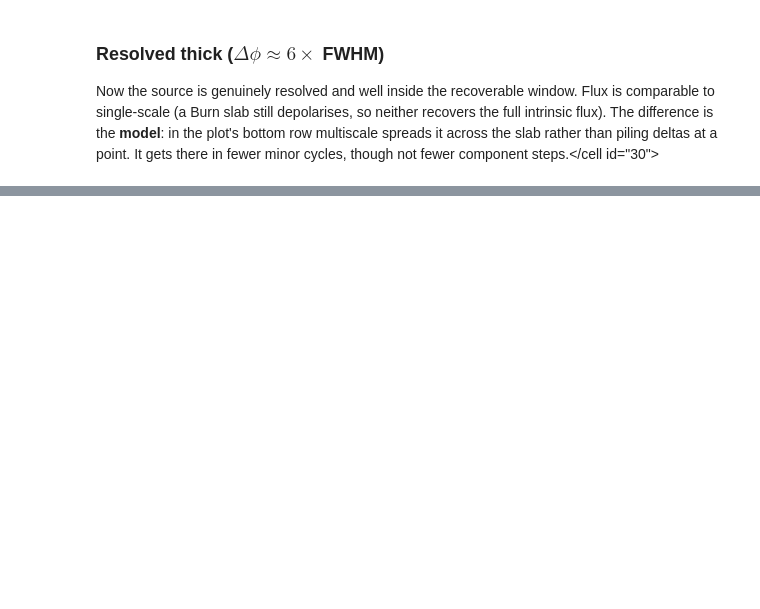
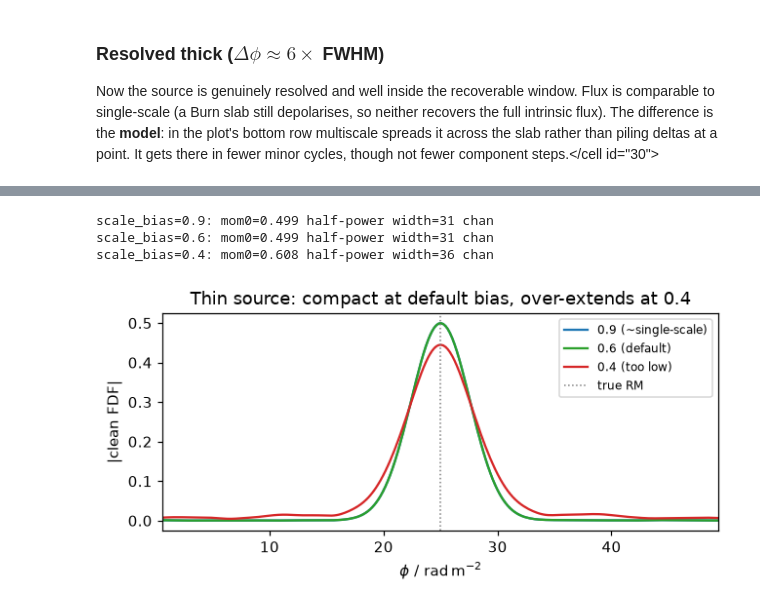
Before and after one commit to AlecThomson/rm-lite, a Jupyter notebook: docs/examples/rmclean_multiscale_1d.ipynb, the cells around one changed output, grey strips where cells are left out. Saved outputs shown, nothing was run; the diff lists cells and outputs as text; code cells hidden in the pictures; blank space fills up the shorter version.

```diff
--- a/docs/examples/rmclean_multiscale_1d.ipynb
+++ b/docs/examples/rmclean_multiscale_1d.ipynb
@@ -78,7 +80,7 @@ AUTO_THRESHOLD = 0.5  # clean threshold in FDF noise units; the mask lets us go
 MULTISCALE_MAX_ITER_SUB_MINOR = 3000
 SCALE_BIAS = 0.6  # library default (WSClean's); keeps a thin source on the delta scale
 SCALE_BIAS_HIGH = 0.9  # near 1: scale 0 almost always wins (~ single-scale)
-SCALE_BIAS_LOW = 0.4  # too low: over-extends even a thin source
+SCALE_BIAS_LOW = 0.4  # too low: over-extends even a thin source onto a gaussian scale
 
 # Faraday thickness of each case, in units of the RMSF FWHM. RACS-all can only
 # reach ~3x FWHM, so its "resolved" case is milder than GMIMS-DRAGONS' (~19x).
@@ -110,6 +112,18 @@ def two_thin_points(
     ).astype(np.complex128)
 
 
+def gaussian_fdf(
+    lambda_sq_arr_m2: NDArray[np.float64], sigma_phi_radm2: float
+) -> NDArray[np.complex128]:
+    """Gaussian FDF (external Faraday dispersion): a smooth, genuinely extended
+    source whose shape matches the scale kernels better than a top-hat slab."""
+    return (
+        FRAC_POL
+        * np.exp(2j * (np.deg2rad(PSI0_DEG) + RM_RADM2 * lambda_sq_arr_m2))
+        * np.exp(-2.0 * sigma_phi_radm2**2 * lambda_sq_arr_m2**2)
+    ).astype(np.complex128)
+
+
 def clean_stats(res) -> tuple[float, int, int]:
     """(mom0, minor iterations, component steps) for a 1D clean result.
 
@@ -854,0 +898,50 @@ and the usual `auto_mask` / `auto_threshold`.
+# %%
+phi = synth_thin.fdf_arrs["phi_arr_radm2"].to_numpy().astype(float)
+biases = {
+    "0.9 (~single-scale)": SCALE_BIAS_HIGH,
+    "0.6 (default)": SCALE_BIAS,
+    "0.4 (too low)": SCALE_BIAS_LOW,
+}
+cleans, widths, mom0s = {}, {}, {}
+with quiet_logs(logging.ERROR):
+    for label, bias in biases.items():
+        res = rmclean.run_rmclean_from_synth(
+            synth_thin,
+            auto_mask=AUTO_MASK,
+            auto_threshold=AUTO_THRESHOLD,
+            multiscale=True,
+            multiscale_scale_bias=bias,
+            multiscale_max_iter_sub_minor=MULTISCALE_MAX_ITER_SUB_MINOR,
+        )
+        cl = np.abs(res.fdf_arrs["fdf_clean_complex_arr"].to_numpy().astype(complex))
+        cleans[label] = cl
+        widths[label] = int((cl > cl.max() / 2).sum())
+        mom0s[label] = float(res.fdf_parameters["mom0_debias"][0])
+        print(
+            f"scale_bias={bias}: mom0={mom0s[label]:.3f} half-power width={widths[label]} chan"
+        )
+
+# The grid keeps a thin source compact at the default: 0.9 and 0.6 give the same
+# narrow delta. Pushing scale_bias to 0.4 overpowers the grid and over-extends
+# the point onto a gaussian, both widening it and inflating its flux.
+assert widths["0.9 (~single-scale)"] == widths["0.6 (default)"]
+assert widths["0.4 (too low)"] > widths["0.6 (default)"]
+assert mom0s["0.4 (too low)"] > mom0s["0.6 (default)"]
+
+fig, ax = plt.subplots(figsize=(6, 3))
+for label, color in zip(biases, ("tab:blue", "tab:green", "tab:red"), strict=True):
+    ax.plot(phi, cleans[label], color=color, label=label)
+ax.axvline(RM_RADM2, color="0.5", ls=":", lw=1, label="true RM")
+ax.set(
+    xlabel=rf"$\phi$ / {u.rad / u.m**2:latex_inline}",
+    ylabel="|clean FDF|",
+    xlim=(RM_RADM2 - 4 * rmsf_fwhm, RM_RADM2 + 4 * rmsf_fwhm),
+    title="Thin source: compact at default bias, over-extends at 0.4",
+)
+ax.legend(fontsize=8)
+fig.tight_layout()
+# %% [output]
+scale_bias=0.9: mom0=0.499 half-power width=31 chan
+scale_bias=0.6: mom0=0.499 half-power width=31 chan
+scale_bias=0.4: mom0=0.608 half-power width=36 chan
+[figure, added]
```
Also changed, not shown: parts of 24 cells of this notebook, 2 other files.
